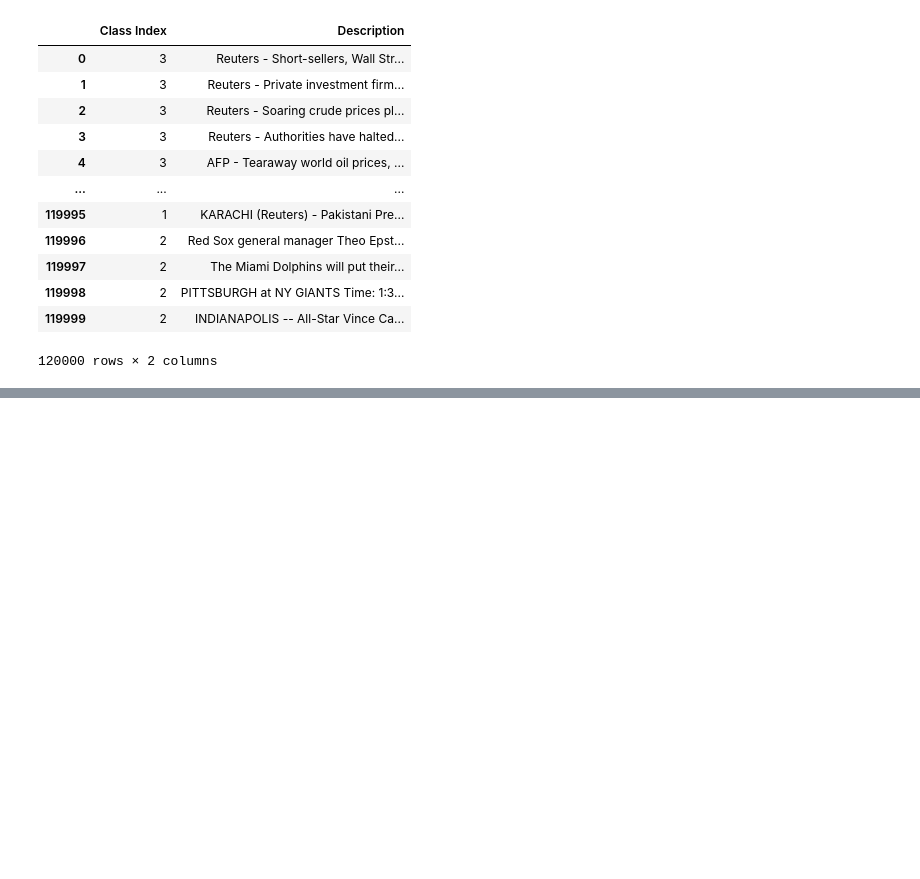
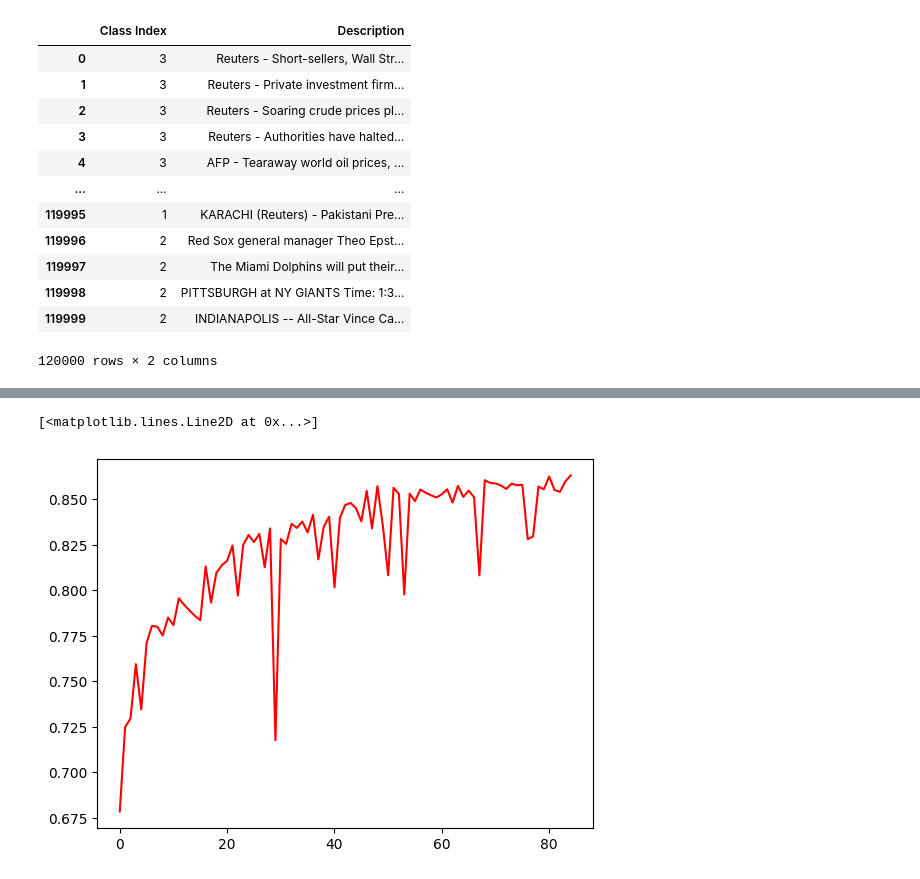
Before and after one commit to rajveer1421/glove-based-sentiment-transfer, a Jupyter notebook: movie-recomendation.ipynb, the cells around one changed output, grey strips where cells are left out. Cells and saved outputs as stored; diff of their text form; code cells hidden in the pictures; blank space fills up the shorter version.

Commit message:
Added Final Fine-Tuned Model

```diff
--- a/movie-recomendation.ipynb
+++ b/movie-recomendation.ipynb
@@ -546,0 +655,11 @@ plot(cum_loss_list,acc_epoch)
+# %%
+import matplotlib.pyplot as plt
+def load_txt_to_list(filepath):
+    with open(filepath, "r") as f:
+        return [float(line.strip()) for line in f if line.strip()]
+
+acc_epoch = load_txt_to_list("/kaggle/input/acc-txt/model_FineTuned_IMDB dataset small2_acc.txt")
+plt.plot(acc_epoch,color='red')
+# %% [output]
+[<matplotlib.lines.Line2D at 0x...>]
+[figure, added]
```
Also changed, not shown: parts of 22 cells of this notebook, 10 other files.
